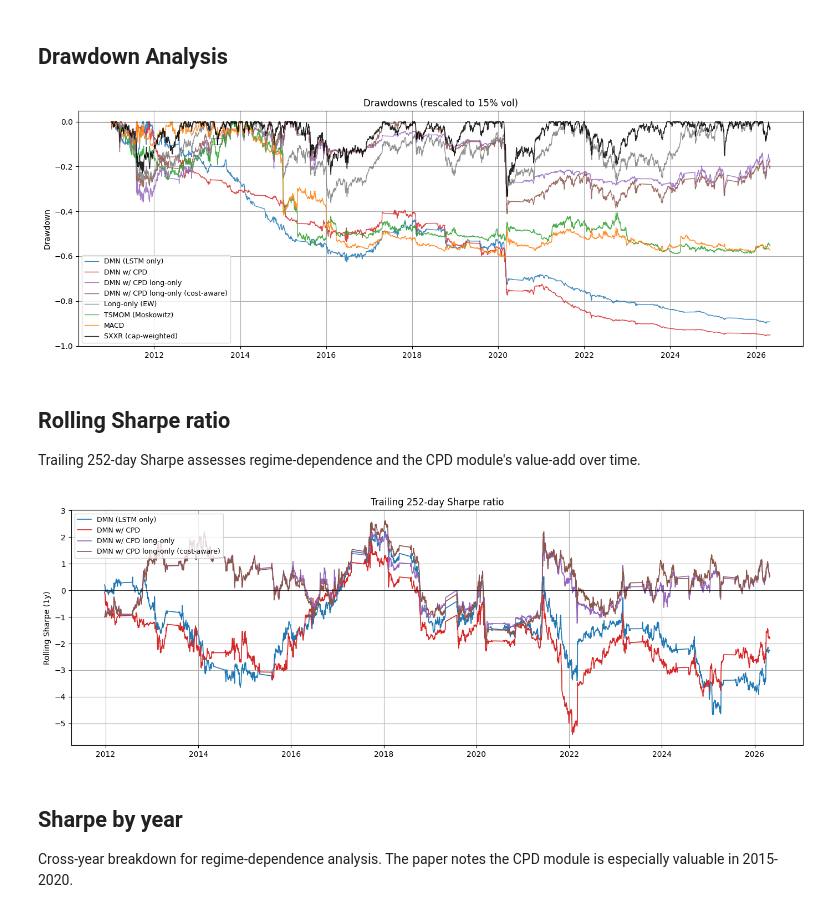
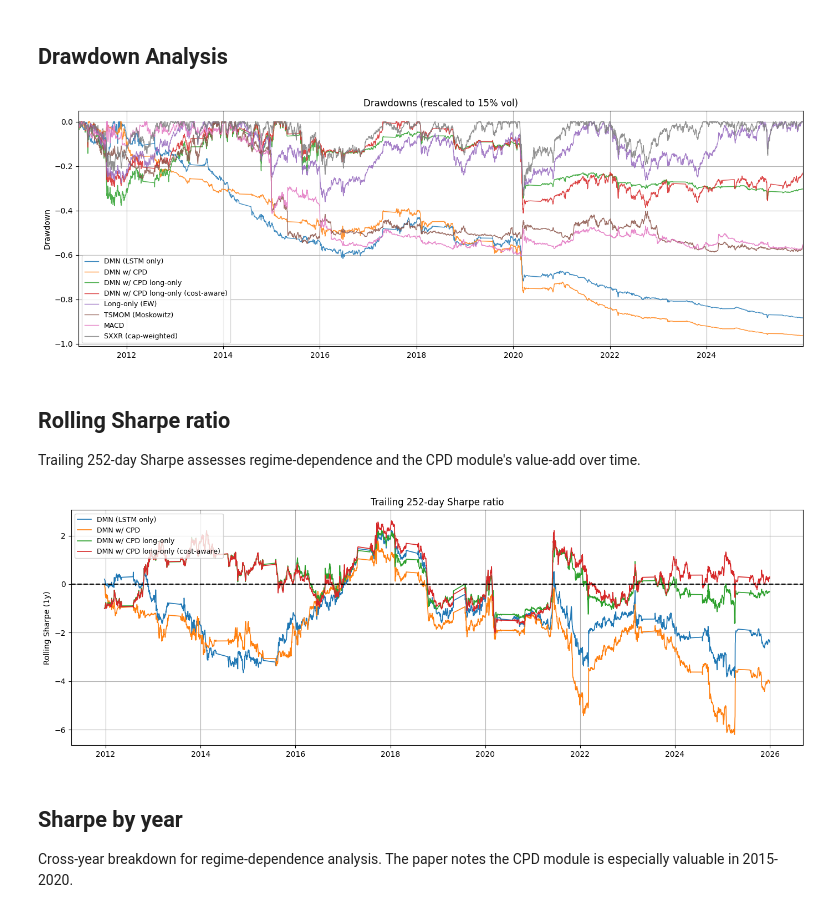
Before and after one commit to Edoardovona/STOXX600_DeepMomentumNetwork, a Jupyter notebook: notebooks/04_backtest.ipynb, the cells around one changed output. Drawn from its saved outputs; the diff is of its cells as text; code cells hidden in the pictures.

```diff
--- a/notebooks/04_backtest.ipynb
+++ b/notebooks/04_backtest.ipynb
@@ -425,20 +430,20 @@ plot_equity_curves(rescaled, f"rescaled to {TARGET_VOL:.0%} vol", PALETTE, LABEL
 # %%
 fig, ax = plt.subplots(figsize=(14, 5))
 for label, ret in rescaled.items():
-    if label not in PALETTE:
+    if label not in LABELS:
         continue
     cum = (1 + ret.dropna()).cumprod()
     dd = (cum - cum.cummax()) / cum.cummax()
-    ax.plot(dd.index, dd.values, lw=1.0, color=PALETTE[label],
-             label=LABELS[label], alpha=0.85)
+    ax.plot(dd.index, dd.values, lw=1.0, label=LABELS[label], alpha=0.85)
+
+set_xlim_to_plotted_data(ax)
 ax.set_title(f"Drawdowns (rescaled to {TARGET_VOL:.0%} vol)")
 ax.set_ylabel("Drawdown")
-ax.axhline(0, color="black", lw=0.5)
 ax.legend(loc="lower left", fontsize=9)
 plt.tight_layout()
 plt.show()
 # %% [output]
-[figure, old version]
+[figure, new version]
 # %% [markdown]
 ## Rolling Sharpe ratio
 
@@ -446,25 +451,23 @@ Trailing 252-day Sharpe assesses regime-dependence and the CPD module's value-ad
 # %%
 def rolling_sharpe(returns: pd.Series, window: int = 252) -> pd.Series:
     r = returns.dropna()
     return (r.rolling(window).mean() / r.rolling(window).std()) * np.sqrt(252)
 
 fig, ax = plt.subplots(figsize=(14, 5))
 for label in ["dmn_baseline_net", "dmn_cpd_net",
                "dmn_cpd_longonly_net", "dmn_cpd_longonly_tc_net"]:
     if label not in portfolios:
         continue
     rs = rolling_sharpe(portfolios[label])
-    ax.plot(rs.index, rs.values, lw=1.2, color=PALETTE[label],
-             label=LABELS[label])
-
-ax.axhline(0, color="black", lw=0.5)
+    ax.plot(rs.index, rs.values, lw=1.2, label=LABELS[label])
+ax.axhline(0, color="black", lw=1.5, linestyle="--")
 ax.set_title("Trailing 252-day Sharpe ratio")
 ax.set_ylabel("Rolling Sharpe (1y)")
 ax.legend(loc="upper left", fontsize=9)
 plt.tight_layout()
 plt.show()
 # %% [output]
-[figure, old version]
+[figure, new version]
 # %% [markdown]
 ## Sharpe by year
 
```
Also changed, not shown: parts of 11 cells of this notebook, 4 other files.
